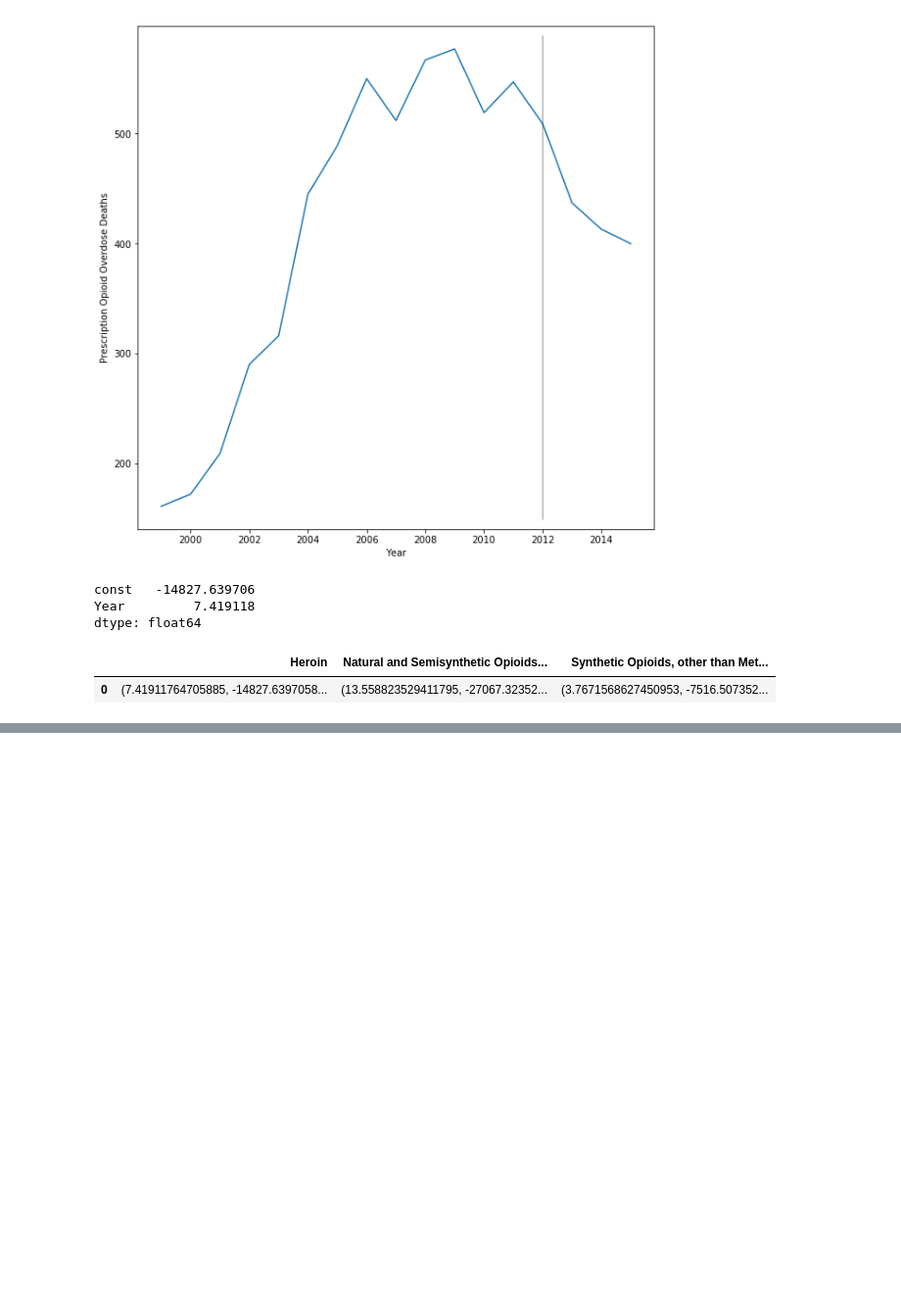
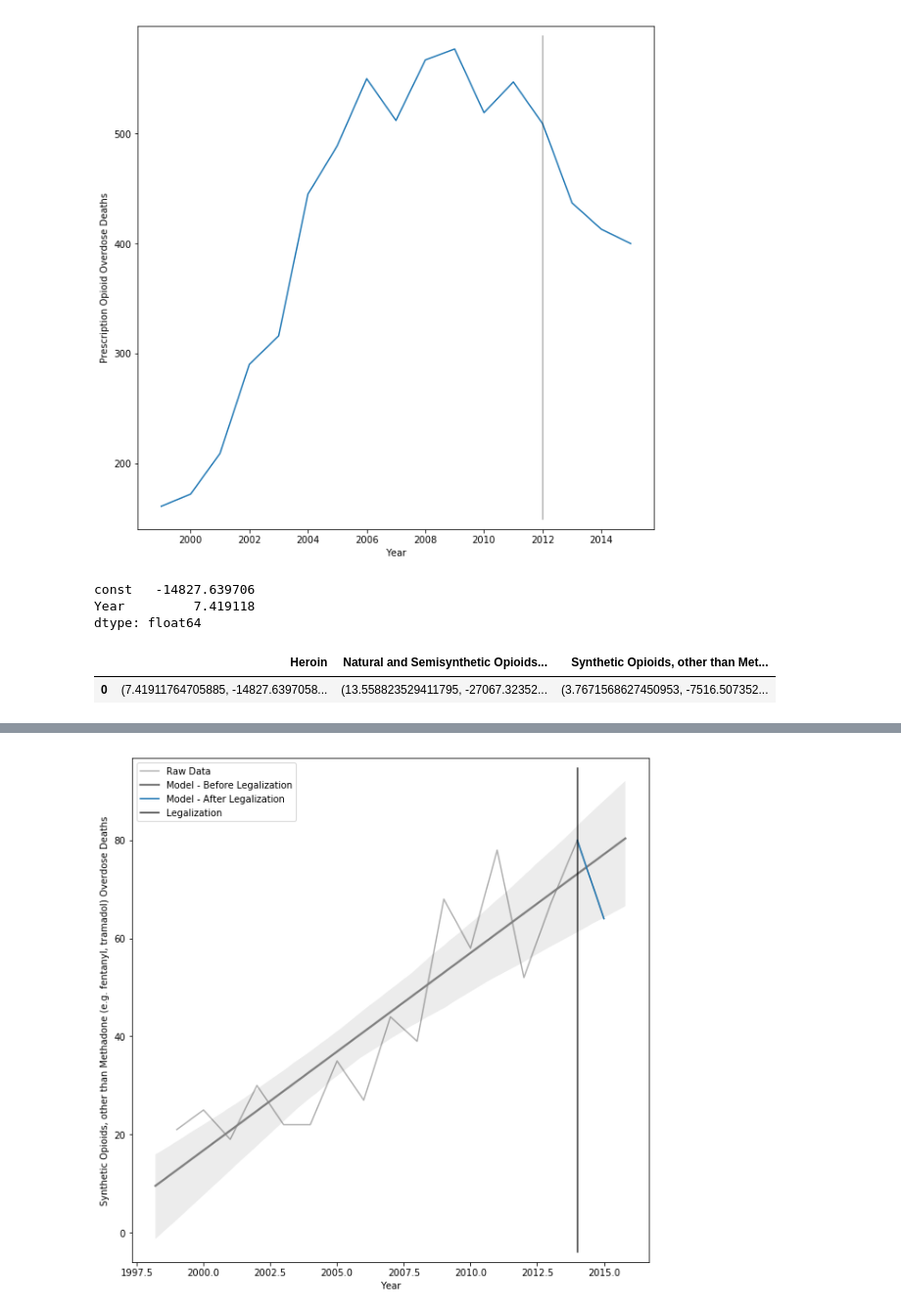
Before and after one commit to displaced-lobster/BDC2019, a Jupyter notebook: Recreational Cannabis.ipynb, the cells around one changed output, grey strips where cells are left out. Shown at 98% size. Saved outputs shown, nothing was run; the diff lists cells and outputs as text; code cells hidden in the pictures; blank space fills up the shorter version.

```diff
--- a/Recreational Cannabis.ipynb
+++ b/Recreational Cannabis.ipynb
@@ -205,0 +249,13 @@ def make_model(lines, years):
+# %%
+plt.figure(figsize=(10, 10))
+label = od_columns[4]
+ax = sns.lineplot(x='Year', y=label, data=overdose_col, color=GREY, label='Raw Data')
+ax = sns.regplot(x='Year', y=label, data=overdose_col_before, label='Model - Before Legalization',
+                 order=1, scatter=False, color=GREY1)
+ax = sns.lineplot(x='Year', y=label, data=overdose_col_after_model, label='Model - After Legalization')
+plt.axvline(2014, 0.02, 0.98, c=DARKGREY, label='Legalization')
+plt.ylabel(label + ' Overdose Deaths')
+plt.legend(loc='upper left')
+plt.show()
+# %% [output]
+[figure, added]
```
Also changed, not shown: parts of 20 cells of this notebook.
